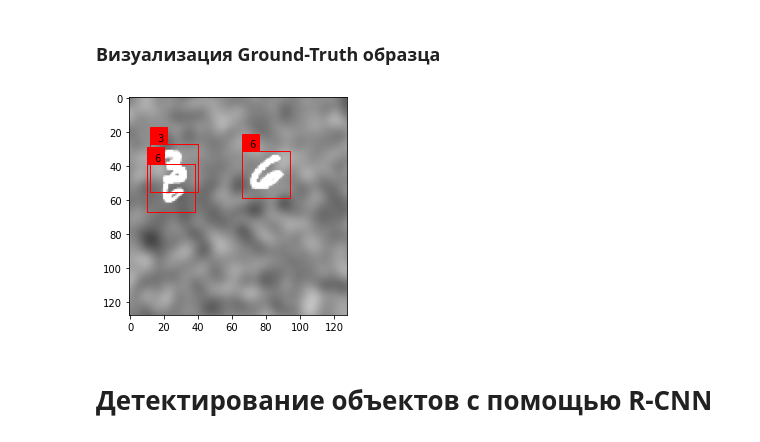
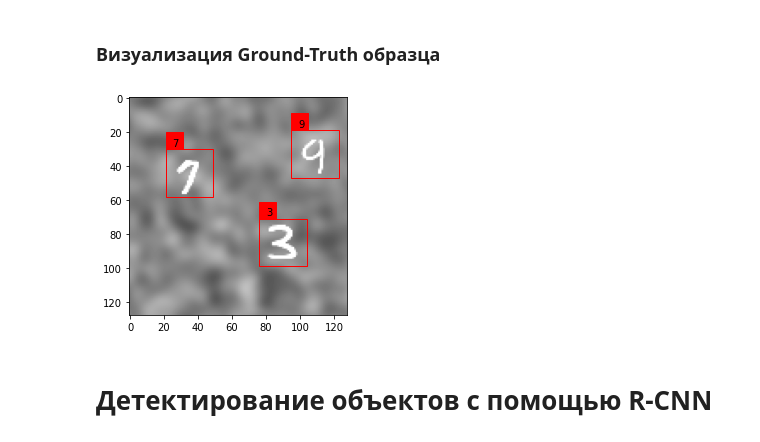
Before and after one commit to vsolodkyi/NeuralNetworks_SkillBox, a Jupyter notebook: module_9/2_RCNN_1.ipynb, the cells around one changed output. Saved outputs shown, nothing was run; the diff lists cells and outputs as text; code cells hidden in the pictures.

```diff
--- a/module_9/2_RCNN_1.ipynb
+++ b/module_9/2_RCNN_1.ipynb
@@ -134,10 +134,10 @@ def show_prediction(img, preds):
 # %% [markdown]
 ### Визуализация Ground-Truth образца
 # %%
-idx = 9
+idx = 0
 show_prediction(train_x_det[idx], train_y_det[idx])
 # %% [output]
-[figure, old version]
+[figure, new version]
 # %% [markdown]
 # Детектирование объектов с помощью R-CNN
 # %% [markdown]
```
Also changed, not shown: parts of 11 cells of this notebook.
